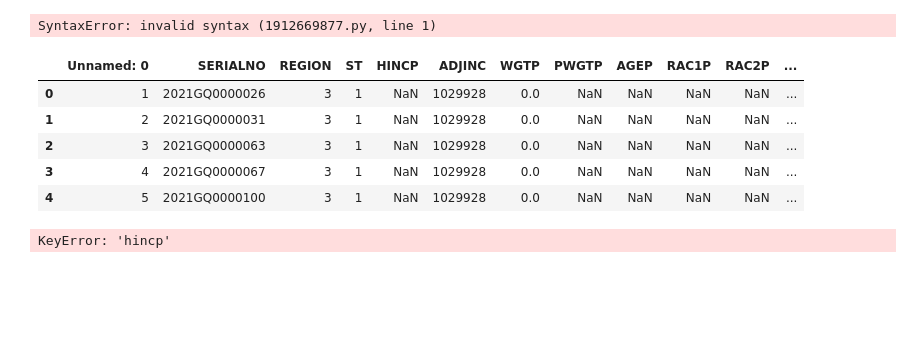
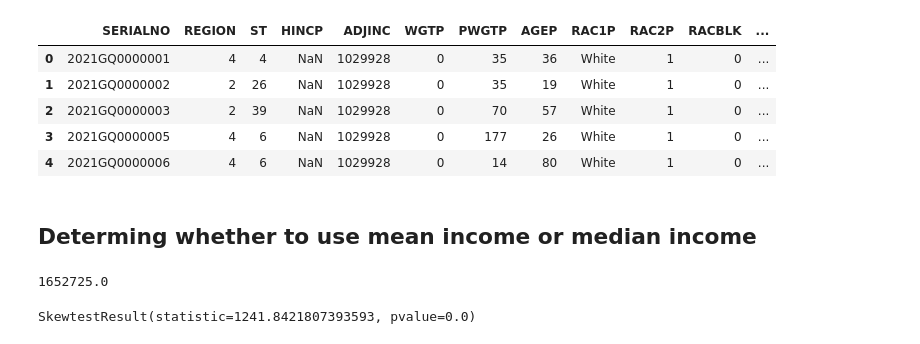
Before and after one commit to tomcooklin/DATS-CAPSTONE, a Jupyter notebook: capstone.ipynb, the cells around one changed output. Saved outputs shown, nothing was run; the diff lists cells and outputs as text; code cells hidden in the pictures; blank space fills up the shorter version.

```diff
--- a/capstone.ipynb
+++ b/capstone.ipynb
@@ -1,28 +1,28 @@
 # %%
-pip install dalex
 import pandas as pd
+import numpy as np
+import seaborn as sns
+from sklearn.model_selection import train_test_split
+from sklearn.linear_model import LinearRegression
+import statsmodels.api as sm
+import matplotlib.pyplot as plt
+from scipy.stats import skewtest
-# %% [output]
-SyntaxError: invalid syntax (1912669877.py, line 1)
 # %%
 import pandas as pd
-from sklearn.preprocessing import LabelEncoder
 
-data = pd.read_csv("/Users/tomcooklin/Desktop/Capstone/subset.csv")
+data = pd.read_csv("/Users/tomcooklin/Desktop/subset.csv")
+
+data = data.iloc[: , 3:]
+
+data = data.rename(columns={"REGION.x": "REGION", "ST.x": "ST", "ADJINC.x": "ADJINC", "PUMA.x": "PUMA"})
 
 data.head()
 # %% [output]
-|  | Unnamed: 0 | SERIALNO | REGION | ST | HINCP | ADJINC | WGTP | PWGTP | AGEP | RAC1P | RAC2P | ... |
-| 0 | 1 | 2021GQ0000026 | 3 | 1 | NaN | 1029928 | 0.0 | NaN | NaN | NaN | NaN | ... |
-| 1 | 2 | 2021GQ0000031 | 3 | 1 | NaN | 1029928 | 0.0 | NaN | NaN | NaN | NaN | ... |
-| 2 | 3 | 2021GQ0000063 | 3 | 1 | NaN | 1029928 | 0.0 | NaN | NaN | NaN | NaN | ... |
-| 3 | 4 | 2021GQ0000067 | 3 | 1 | NaN | 1029928 | 0.0 | NaN | NaN | NaN | NaN | ... |
-| 4 | 5 | 2021GQ0000100 | 3 | 1 | NaN | 1029928 | 0.0 | NaN | NaN | NaN | NaN | ... |
+|  | SERIALNO | REGION | ST | HINCP | ADJINC | WGTP | PWGTP | AGEP | RAC1P | RAC2P | RACBLK | ... |
+| 0 | 2021GQ0000001 | 4 | 4 | NaN | 1029928 | 0 | 35 | 36 | White | 1 | 0 | ... |
+| 1 | 2021GQ0000002 | 2 | 26 | NaN | 1029928 | 0 | 35 | 19 | White | 1 | 0 | ... |
+| 2 | 2021GQ0000003 | 2 | 39 | NaN | 1029928 | 0 | 70 | 57 | White | 1 | 0 | ... |
+| 3 | 2021GQ0000005 | 4 | 6 | NaN | 1029928 | 0 | 177 | 26 | White | 1 | 0 | ... |
+| 4 | 2021GQ0000006 | 4 | 6 | NaN | 1029928 | 0 | 14 | 80 | White | 1 | 0 | ... |
-# %%
-data.loc[:, "hincp"] = LabelEncoder().fit_transform(data["hincp"])
-
-X = data.drop(columns = "hincp")
-y = data.hincp()
-
-data.head()
-# %% [output]
-KeyError: 'hincp'
+# %% [markdown]
+## Determing whether to use mean income or median income
@@ -28,0 +36,8 @@ KeyError: 'hincp'
+# %%
+max(data["INCOME"])
+# %% [output]
+1652725.0
+# %%
+skewtest(data.dropna()["INCOME"])
+# %% [output]
+SkewtestResult(statistic=1241.8421807393593, pvalue=0.0)
```
Also changed, not shown: parts of 37 cells of this notebook, 1 other file.
